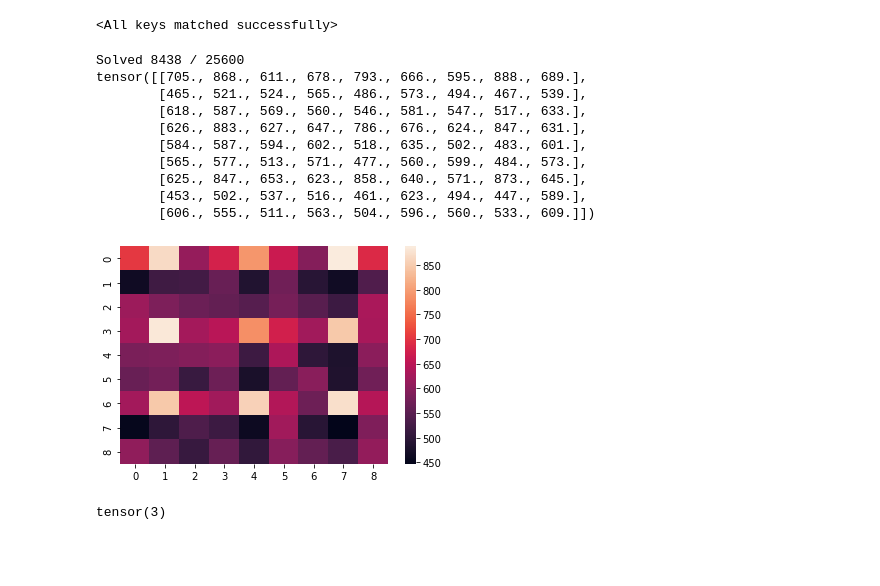
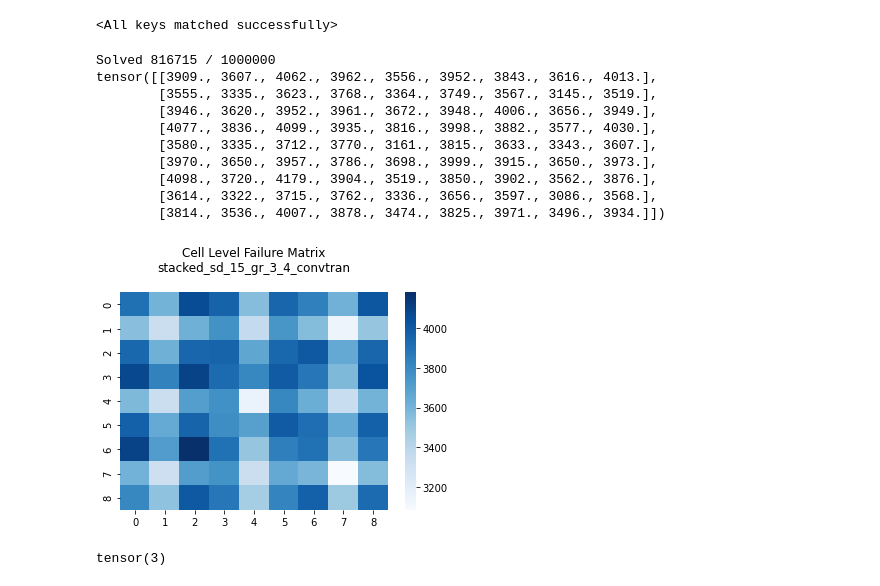
Before and after one commit to cloughurd/drl-sudoku, a Jupyter notebook: models/MonoCNNSolver.ipynb, the cells around one changed output. Cells and saved outputs as stored; diff of their text form; code cells hidden in the pictures; blank space fills up the shorter version.

Commit message:
Ran big 15 3 4 test.

```diff
--- a/models/MonoCNNSolver.ipynb
+++ b/models/MonoCNNSolver.ipynb
@@ -439,7 +439,7 @@ model.load_state_dict(state['model'])
 [(9, 9), (9, 9), (9, 9), (9, 27), (27, 27), (27, 27), (27, 27), (27, 81), (81, 81), (81, 81), (81, 81), (81, 243), (243, 243), (243, 243)]
 <All keys matched successfully>
 # %%
-dl = get_loader('/content/', train=False, mono=False, batch_size=256, cap_train=25600)
+dl = get_loader('/content/', train=False, mono=False, batch_size=256)
 # %%
 from display import *
 # %%
@@ -473,25 +473,27 @@ with torch.no_grad():
 print(f"\nSolved {num_solved} / {total_puzzles}")
 print(tot)
 # %% [output]
-Solved 8438 / 25600
-tensor([[705., 868., 611., 678., 793., 666., 595., 888., 689.],
-        [465., 521., 524., 565., 486., 573., 494., 467., 539.],
-        [618., 587., 569., 560., 546., 581., 547., 517., 633.],
-        [626., 883., 627., 647., 786., 676., 624., 847., 631.],
-        [584., 587., 594., 602., 518., 635., 502., 483., 601.],
-        [565., 577., 513., 571., 477., 560., 599., 484., 573.],
-        [625., 847., 653., 623., 858., 640., 571., 873., 645.],
-        [453., 502., 537., 516., 461., 623., 494., 447., 589.],
-        [606., 555., 511., 563., 504., 596., 560., 533., 609.]])
+Solved 816715 / 1000000
+tensor([[3909., 3607., 4062., 3962., 3556., 3952., 3843., 3616., 4013.],
+        [3555., 3335., 3623., 3768., 3364., 3749., 3567., 3145., 3519.],
+        [3946., 3620., 3952., 3961., 3672., 3948., 4006., 3656., 3949.],
+        [4077., 3836., 4099., 3935., 3816., 3998., 3882., 3577., 4030.],
+        [3580., 3335., 3712., 3770., 3161., 3815., 3633., 3343., 3607.],
+        [3970., 3650., 3957., 3786., 3698., 3999., 3915., 3650., 3973.],
+        [4098., 3720., 4179., 3904., 3519., 3850., 3902., 3562., 3876.],
+        [3614., 3322., 3715., 3762., 3336., 3656., 3597., 3086., 3568.],
+        [3814., 3536., 4007., 3878., 3474., 3825., 3971., 3496., 3934.]])
 # %%
 import pandas as pd
 import seaborn as sn
 
+# cmap = sn.cm.rocket_r
 df_cm = pd.DataFrame(tot.view(9,9).numpy(), range(9), range(9))
-sn.heatmap(df_cm) # font size
+sn.heatmap(df_cm, cmap="Blues")
+plt.title(f"Cell Level Failure Matrix\n{test}\n")
 plt.show()
 # %% [output]
-[figure, old version]
+[figure, new version]
 # %%
 ones = torch.ones((3, 3))
 mixed = torch.zeros((3,3))
```
Also changed, not shown: parts of 2 cells of this notebook.
